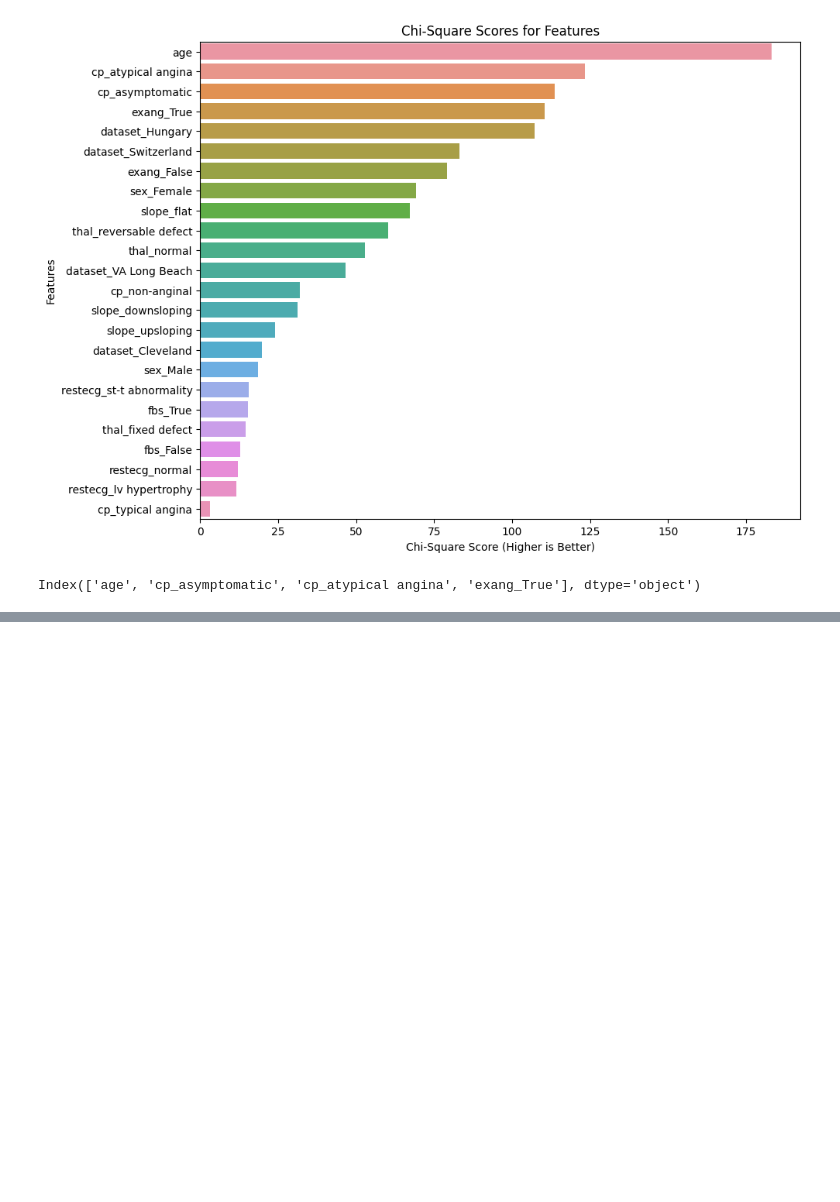
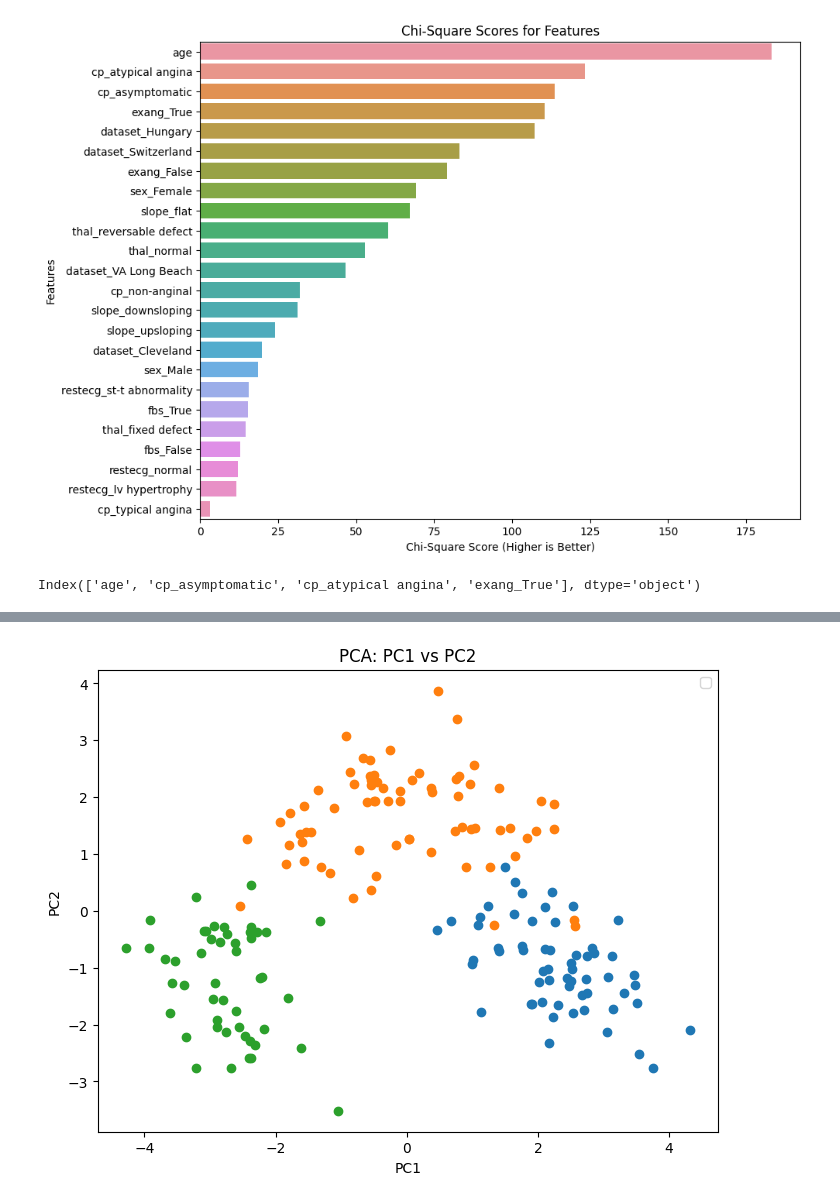
Before and after one commit to Seshmanuvarthi/ml-journey-2025, a Jupyter notebook: ml-internal-practise.ipynb, the cells around one changed output, grey strips where cells are left out. Cells and saved outputs as stored; diff of their text form; code cells hidden in the pictures; blank space fills up the shorter version.

```diff
--- a/ml-internal-practise.ipynb
+++ b/ml-internal-practise.ipynb
@@ -316,0 +584,71 @@ Index(['age', 'cp_asymptomatic', 'cp_atypical angina', 'exang_True'], dtype='obj
+# %%
+# PCA Example with Wine Dataset
+import pandas as pd
+import numpy as np
+import matplotlib.pyplot as plt
+from sklearn.datasets import load_wine
+from sklearn.preprocessing import StandardScaler
+from sklearn.decomposition import PCA
+from sklearn.model_selection import train_test_split
+from sklearn.linear_model import LogisticRegression
+
+# 1. Load dataset
+wine = load_wine()
+X, y = wine.data, wine.target
+feature_names = wine.feature_names
+
+# 2. Standardize the variables (very important for PCA)
+scaler = StandardScaler()
+X_scaled = scaler.fit_transform(X)
+
+# 3. Apply PCA (reduce to 2 components for visualization)
+pca = PCA(n_components=2)
+X_pca = pca.fit_transform(X_scaled)
+
+# 3.a Scatter plot: PC1 vs PC2 (2D visualization)
+plt.figure(figsize=(8,6))
+for label in np.unique(y):
+    plt.scatter(X_pca[y==label, 0], X_pca[y==label, 1])
+plt.xlabel('PC1')
+plt.ylabel('PC2')
+plt.title('PCA: PC1 vs PC2')
+plt.legend()
+plt.show()
+
+# 4. Feature loadings (importance of features in PC1 and PC2)
+loadings = pd.DataFrame(
+    pca.components_.T,
+    index=feature_names,
+    columns=['PC1','PC2']
+)
+print("\nFeature loadings (contribution of features to PCs):")
+print(loadings.sort_values(by='PC1', ascending=False))
+
+# 5. Variance explained by PC1 and PC2
+explained_variance = pca.explained_variance_ratio_
+print(f"\nVariance explained by PC1: {explained_variance[0]*100:.2f}%")
+print(f"Variance explained by PC2: {explained_variance[1]*100:.2f}%")
+
+# 6. How many PCs are needed to explain >80% of variance?
+pca_full = PCA().fit(X_scaled)  # Fit PCA with all components
+cumulative_variance = np.cumsum(pca_full.explained_variance_ratio_)
+num_pcs_80 = np.argmax(cumulative_variance >= 0.8) + 1
+print(f"\nNumber of PCs needed to explain >80% variance: {num_pcs_80}")
+
+# 7. Train/Test split for classification
+X_train, X_test, y_train, y_test = train_test_split(X_scaled, y, test_size=0.2, random_state=42)
+
+# 8. Apply PCA for dimensionality reduction (e.g., 5 PCs)
+pca = PCA(n_components=5)
+X_train_pca = pca.fit_transform(X_train)
+X_test_pca = pca.transform(X_test)
+
+# 9. Train a classifier (Logistic Regression here)
+clf = LogisticRegression(max_iter=500)
+clf.fit(X_train_pca, y_train)
+
+# 10. Evaluate classifier
+print("\nPCA explained variance ratio (5 PCs):", pca.explained_variance_ratio_)
+print("PCA Test Accuracy: %.4f" % clf.score(X_test_pca, y_test))
+# %% [output]
+[figure, added]
```
Also changed, not shown: parts of 12 cells of this notebook.
